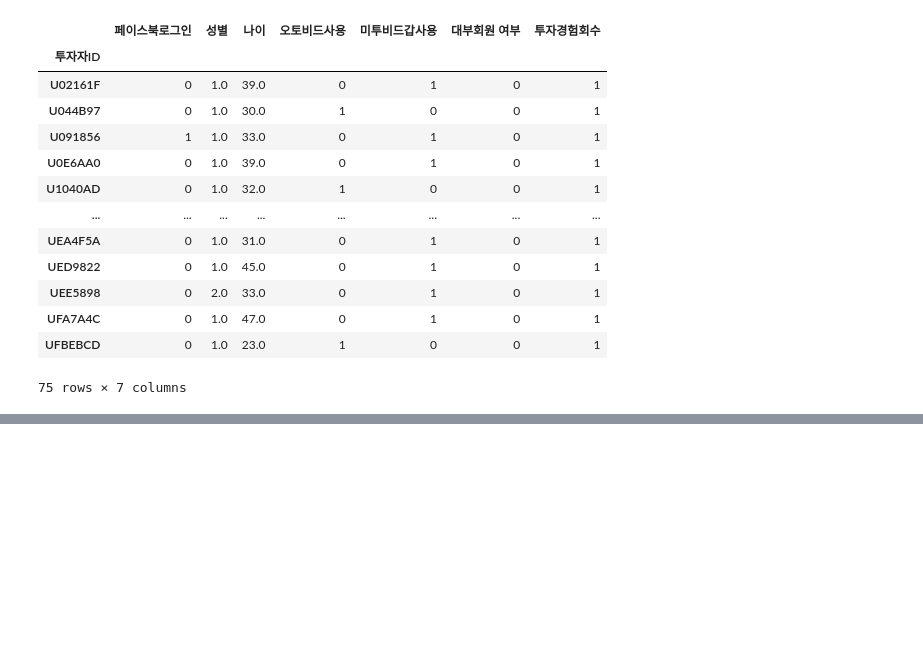
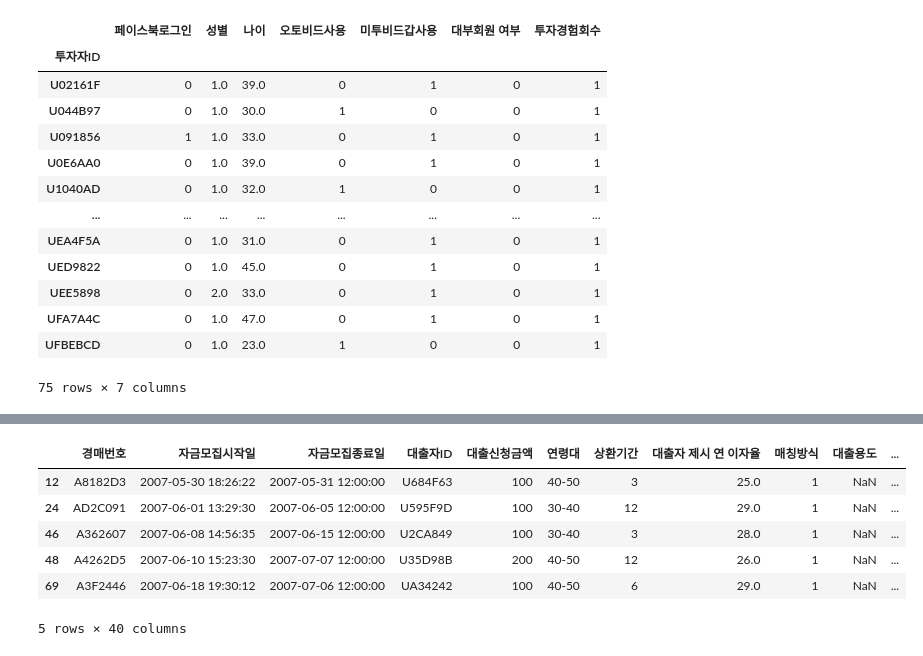
Before and after one commit to Suhhye-kang/Pandas, a Jupyter notebook: Exercise/lending/lending.ipynb, the cells around one changed output, grey strips where cells are left out. Cells and saved outputs as stored; diff of their text form; code cells hidden in the pictures; blank space fills up the shorter version.

```diff
--- a/Exercise/lending/lending.ipynb
+++ b/Exercise/lending/lending.ipynb
@@ -214,0 +236,4 @@ user1.groupby('투자자ID').mean()
+# %%
+p2p_success=p2p.loc[p2p['투자모집 성공여부']==1]
+p2p_success.head()
+print(p2p_success.info())
@@ -214,0 +286,13 @@ user1.groupby('투자자ID').mean()
+# %%
+age_group=pd.cut(p2p_success.나이,bins=[0,20,30,40,50,60,1000],labels=['0-20','20-30','30-40','40-50','50-60','60+'])
+p2p_success.insert(5,'연령대',age_group)
+# %%
+p2p_success.head(5)
+# %% [output]
+|  | 경매번호 | 자금모집시작일 | 자금모집종료일 | 대출자ID | 대출신청금액 | 연령대 | 상환기간 | 대출자 제시 연 이자율 | 매칭방식 | 대출용도 | ... |
+| 12 | A8182D3 | 2007-05-30 18:26:22 | 2007-05-31 12:00:00 | U684F63 | 100 | 40-50 | 3 | 25.0 | 1 | NaN | ... |
+| 24 | AD2C091 | 2007-06-01 13:29:30 | 2007-06-05 12:00:00 | U595F9D | 100 | 30-40 | 12 | 29.0 | 1 | NaN | ... |
+| 46 | A362607 | 2007-06-08 14:56:35 | 2007-06-15 12:00:00 | U2CA849 | 100 | 30-40 | 3 | 28.0 | 1 | NaN | ... |
+| 48 | A4262D5 | 2007-06-10 15:23:30 | 2007-07-07 12:00:00 | U35D98B | 200 | 40-50 | 12 | 26.0 | 1 | NaN | ... |
+| 69 | A3F2446 | 2007-06-18 19:30:12 | 2007-07-06 12:00:00 | UA34242 | 100 | 40-50 | 6 | 29.0 | 1 | NaN | ... |
+5 rows × 40 columns
```
Also changed, not shown: parts of 25 cells of this notebook, 3 other files.
